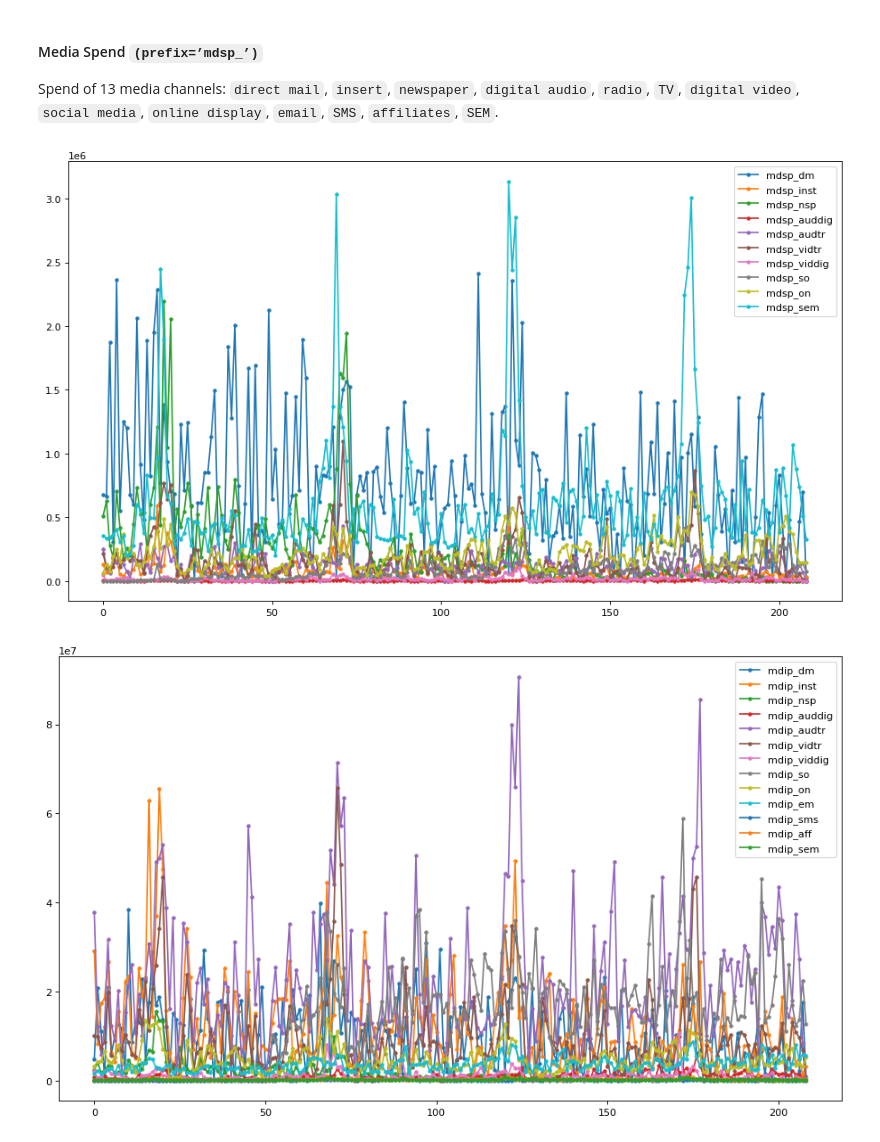
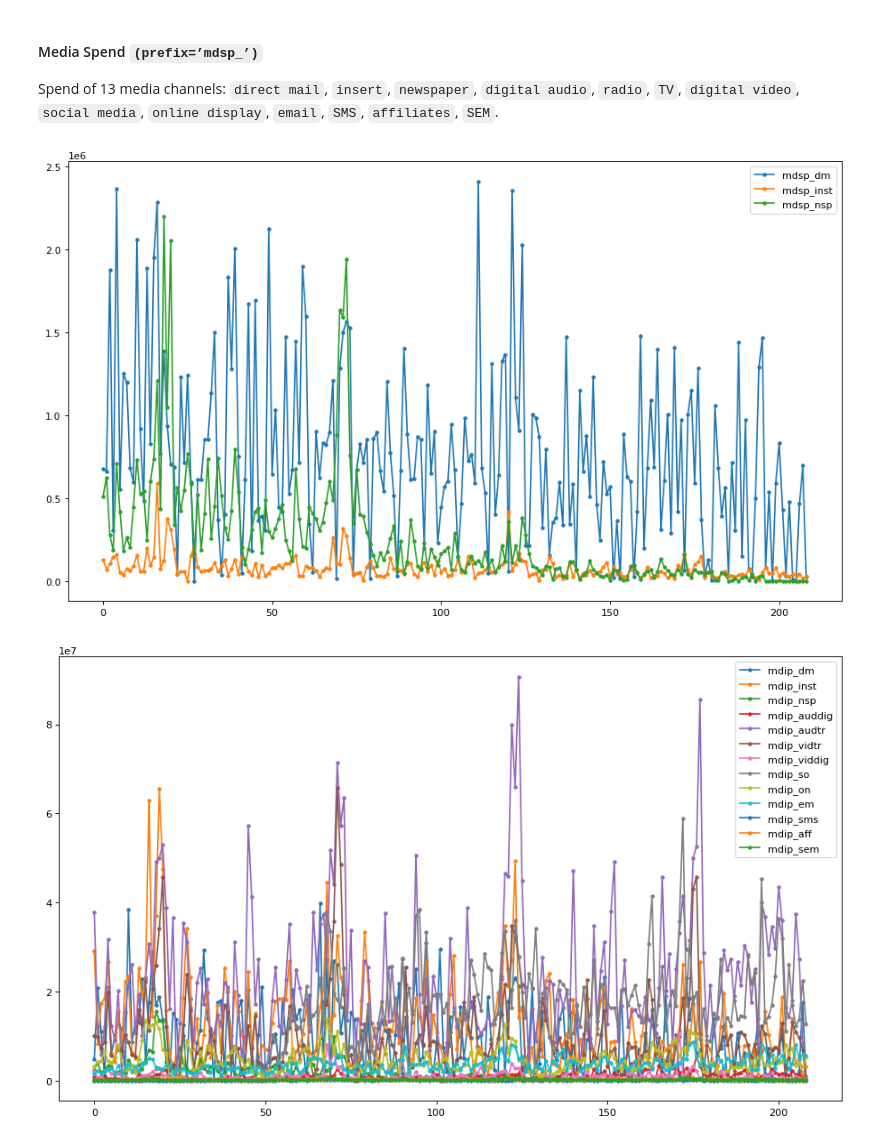
Before and after one commit to Badisj/generative-ai-orchestration-cpg, a Jupyter notebook: marketing-mix-modelling-ml/notebooks/mmm.ipynb, the cells around one changed output. Cells and saved outputs as stored; diff of their text form; code cells hidden in the pictures.

```diff
--- a/marketing-mix-modelling-ml/notebooks/mmm.ipynb
+++ b/marketing-mix-modelling-ml/notebooks/mmm.ipynb
@@ -72,12 +72,13 @@ df.sales.plot(x="wk_in_yr_nbr", marker='.')
 Spend of 13 media channels: `direct mail`, `insert`, `newspaper`, `digital audio`, `radio`, `TV`, `digital video`, `social media`, `online display`, `email`, `SMS`, `affiliates`, `SEM`.
 # %%
 cols_spend = ['mdsp_dm', 'mdsp_inst', 'mdsp_nsp',
-              'mdsp_auddig', 'mdsp_audtr', 'mdsp_vidtr', 'mdsp_viddig', 'mdsp_so',
-              'mdsp_on', 'mdsp_sem']
+            #   'mdsp_auddig', 'mdsp_audtr', 'mdsp_vidtr', 'mdsp_viddig', 'mdsp_so',
+            #   'mdsp_on', 'mdsp_sem'
+            ]
 
 df[cols_spend].plot(marker='.');
 # %% [output]
-[figure, old version]
+[figure, new version]
 # %%
 cols_impressions = ['mdip_dm', 'mdip_inst', 'mdip_nsp', 'mdip_auddig', 'mdip_audtr',
                     'mdip_vidtr', 'mdip_viddig', 'mdip_so', 'mdip_on', 'mdip_em',
```
Also changed, not shown: parts of 6 cells of this notebook.
